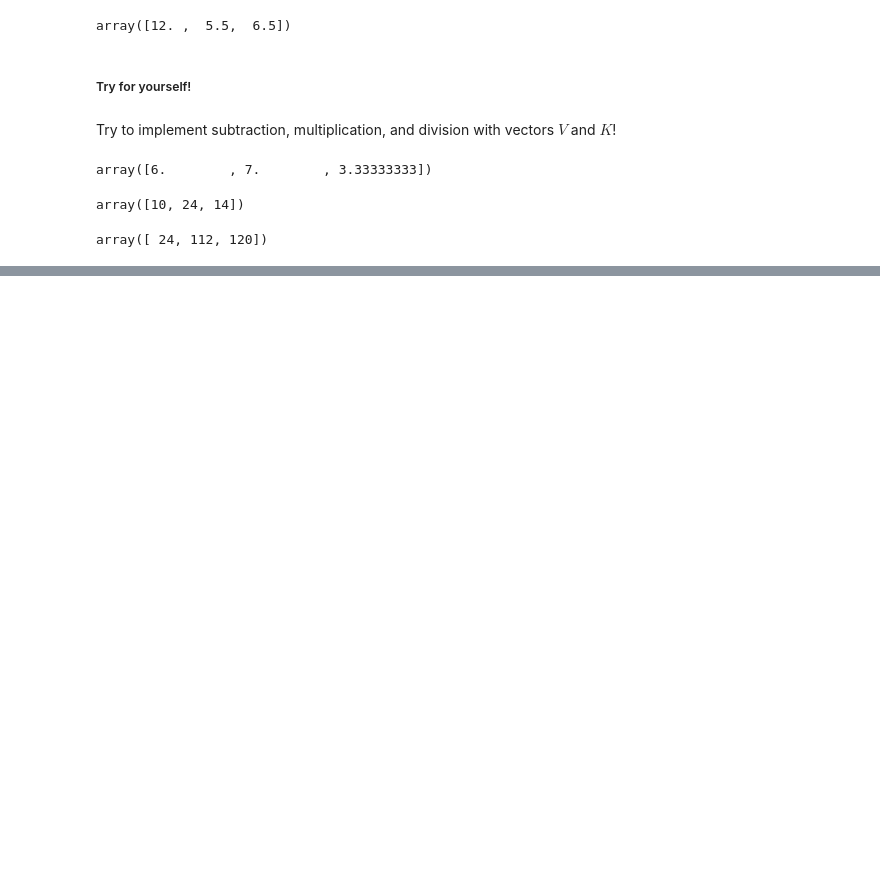
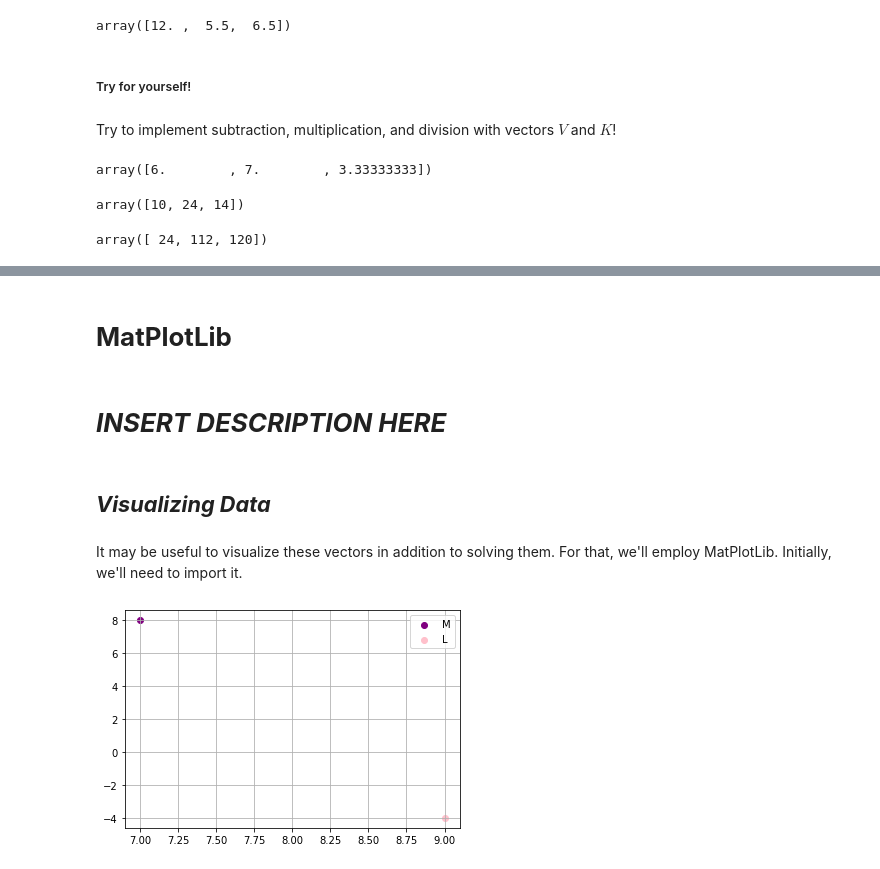
Before and after one commit to ptrciabnquit/Linear-Algebra_2nd-Sem, a Jupyter notebook: Assignment9_Baniquit.ipynb, the cells around one changed output, grey strips where cells are left out. Saved outputs shown, nothing was run; the diff lists cells and outputs as text; code cells hidden in the pictures; blank space fills up the shorter version.

```diff
--- a/Assignment9_Baniquit.ipynb
+++ b/Assignment9_Baniquit.ipynb
@@ -145,0 +203,8 @@ array([ 24, 112, 120])
+# %% [markdown]
+# **MatPlotLib**
+# %% [markdown]
+# ***INSERT DESCRIPTION HERE***
+# %% [markdown]
+## ***Visualizing Data***
+# %% [markdown]
+It may be useful to visualize these vectors in addition to solving them. For that, we'll employ MatPlotLib. Initially, we'll need to import it.
@@ -145,0 +215,10 @@ array([ 24, 112, 120])
+# %%
+A = [7, 8]
+B = [9, -4]
+plt.scatter(A[0], A[1], label='M', c='purple')
+plt.scatter(B[0], B[1], label='L', c='pink')
+plt.grid()
+plt.legend()
+plt.show()
+# %% [output]
+[figure, added]
```
Also changed, not shown: parts of 19 cells of this notebook.
